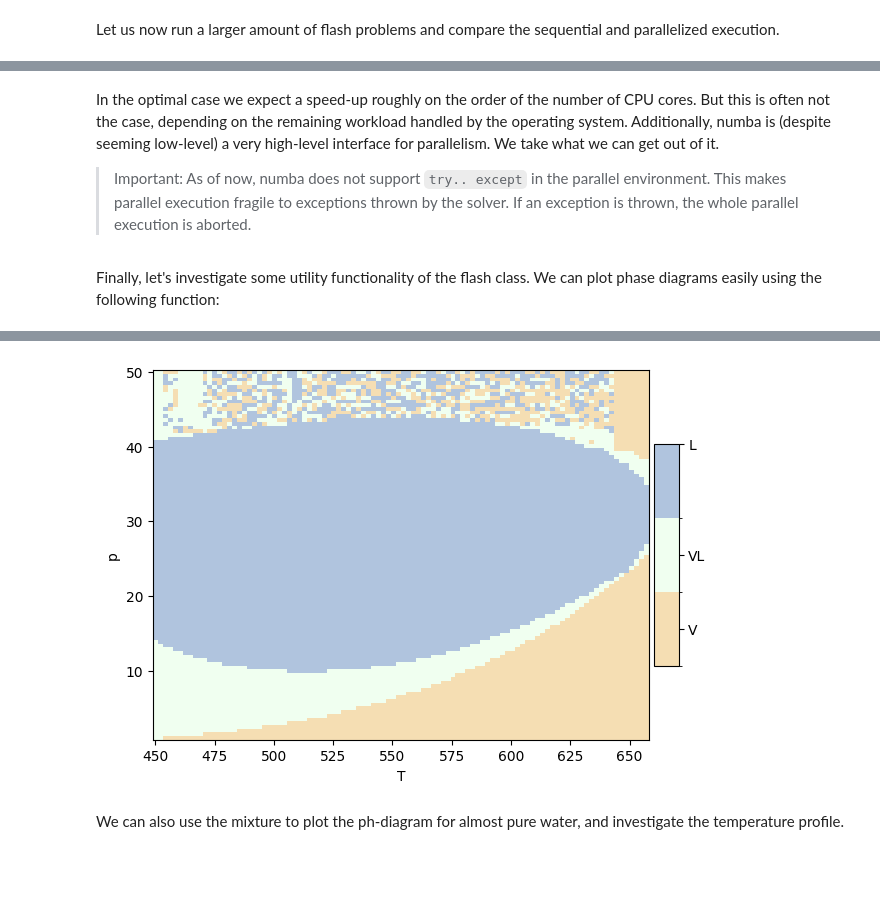
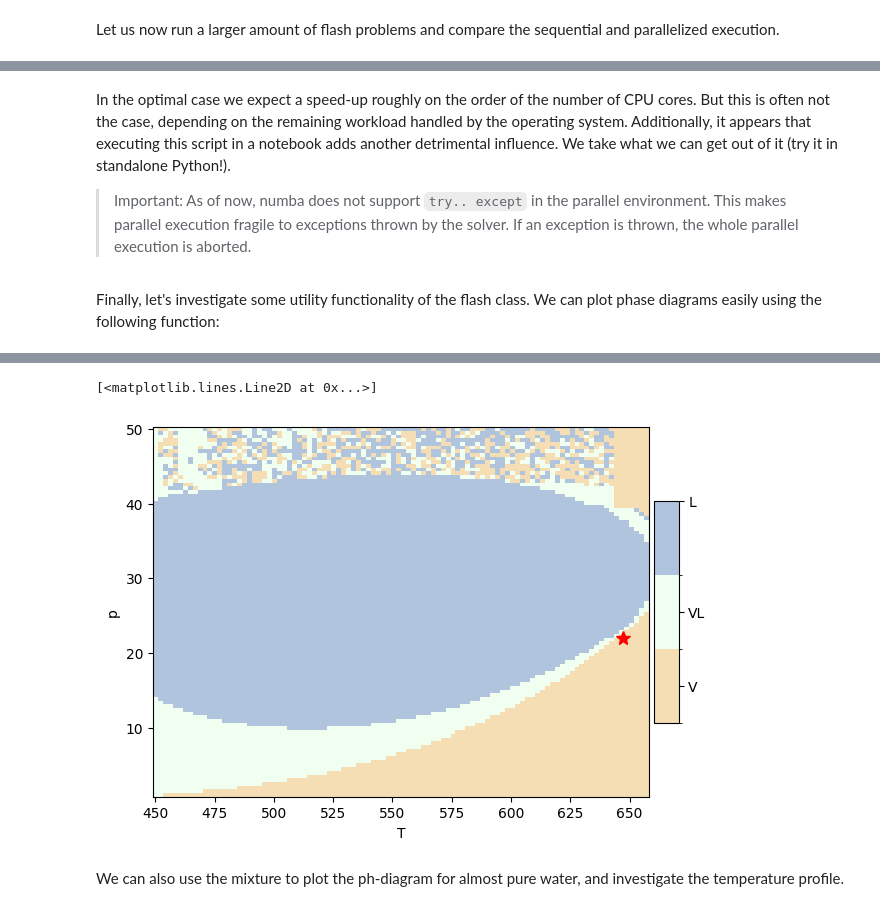
Before and after one commit to pmgbergen/porepy, a Jupyter notebook: tutorials/flash.ipynb, the cells around one changed output, grey strips where cells are left out. Saved outputs shown, nothing was run; the diff lists cells and outputs as text; code cells hidden in the pictures; blank space fills up the shorter version.

```diff
--- a/tutorials/flash.ipynb
+++ b/tutorials/flash.ipynb
@@ -399,8 +399,8 @@ Number of CPU cores:16
 # %% [markdown]
 In the optimal case we expect a speed-up roughly on the order of the number of CPU cores.
 But this is often not the case, depending on the remaining workload handled by the operating system.
-Additionally, numba is (despite seeming low-level) a very high-level interface for parallelism.
-We take what we can get out of it.
+Additionally, it appears that executing this script in a notebook adds another detrimental influence.
+We take what we can get out of it (try it in standalone Python!).
 
 > Important:
 >    As of now, numba does not support ``try.. except`` in the parallel environment.
@@ -423,4 +423,8 @@ fr_pT = flash1.plot_phase_diagram(
     ytransform=lambda y: y / 1e6,  # Convert Pa to MPa
     eps=1e-7,  # Avoid fuzzy phase borders because of floating points.
 )
+
+# Fetch axes and mark the critical point of water.
+ax = fr_pT[0].axes[0]
+ax.plot(h2o.critical_temperature, h2o.critical_pressure / 1e6, '*r', markersize=10)
 # %% [output]
@@ -428,4 +432,5 @@ fr_pT = flash1.plot_phase_diagram(
+[<matplotlib.lines.Line2D at 0x...>]
-[figure, old version]
+[figure, new version]
 # %% [markdown]
 We can also use the mixture to plot the ph-diagram for almost pure water, and investigate the temperature profile.
 # %%
```
Also changed, not shown: parts of 6 cells of this notebook, 2 other files.
